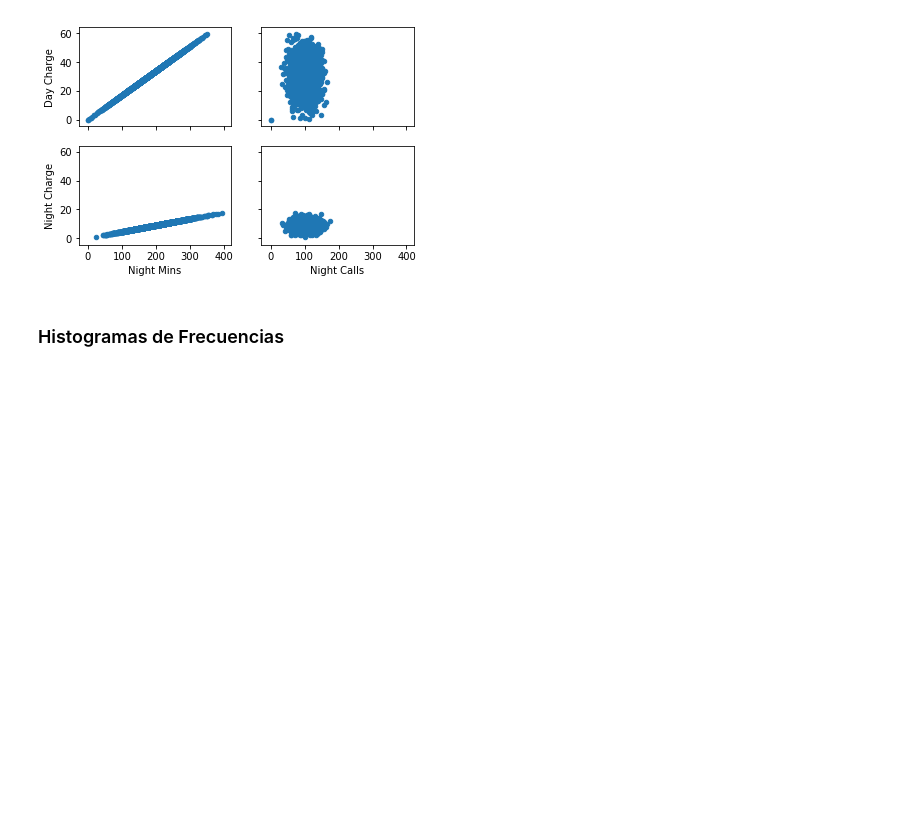
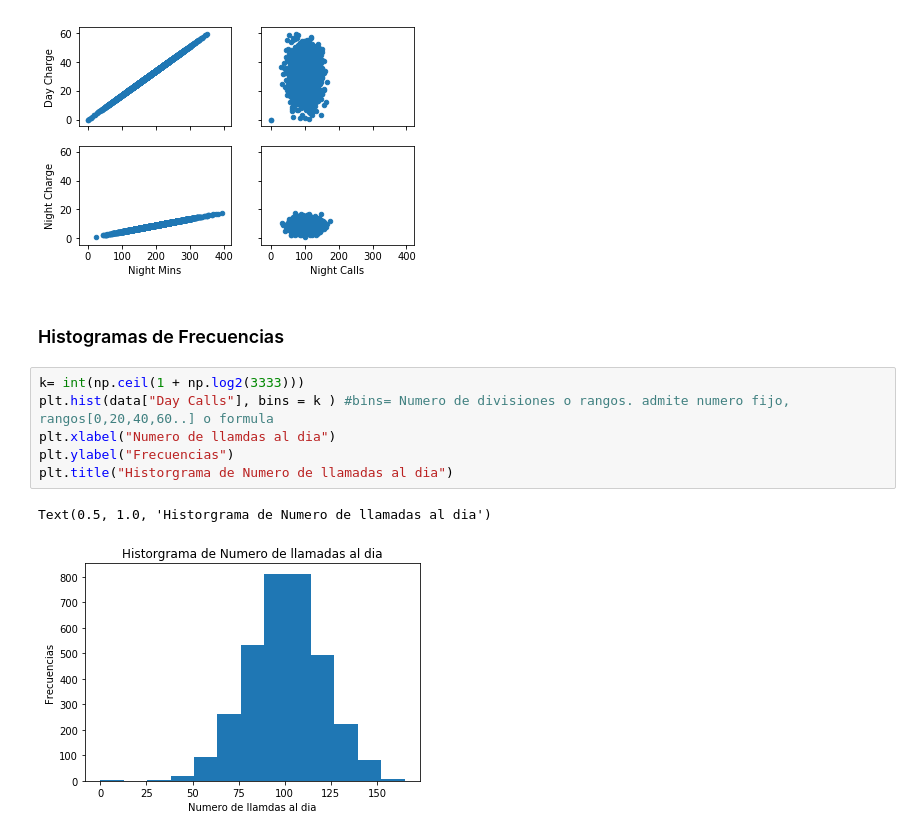
Before and after one commit to jrperez175/InteligenciaArtificial, a Jupyter notebook: notebooks/T1 - 3 - Data Cleaning - Plots.ipynb, the cells around one changed output. Cells and saved outputs as stored; diff of their text form; blank space fills up the shorter version.

Commit message:
Grafico Histograma 17Junio2019 21H

```diff
--- a/notebooks/T1 - 3 - Data Cleaning - Plots.ipynb
+++ b/notebooks/T1 - 3 - Data Cleaning - Plots.ipynb
@@ -51,3 +52,12 @@ data.plot(kind="scatter", x="Night Calls", y="Night Charge",ax=axs[1][1])
 [figure]
 # %% [markdown]
 ### Histogramas de Frecuencias
+# %%
+k= int(np.ceil(1 + np.log2(3333)))
+plt.hist(data["Day Calls"], bins = k ) #bins= Numero de divisiones o rangos. admite numero fijo,  rangos[0,20,40,60..] o formula
+plt.xlabel("Numero de llamdas al dia")
+plt.ylabel("Frecuencias")
+plt.title("Historgrama de Numero de llamadas al dia")
+# %% [output]
+Text(0.5, 1.0, 'Historgrama de Numero de llamadas al dia')
+[figure, added]
```
Also changed, not shown: parts of 2 cells of this notebook.
